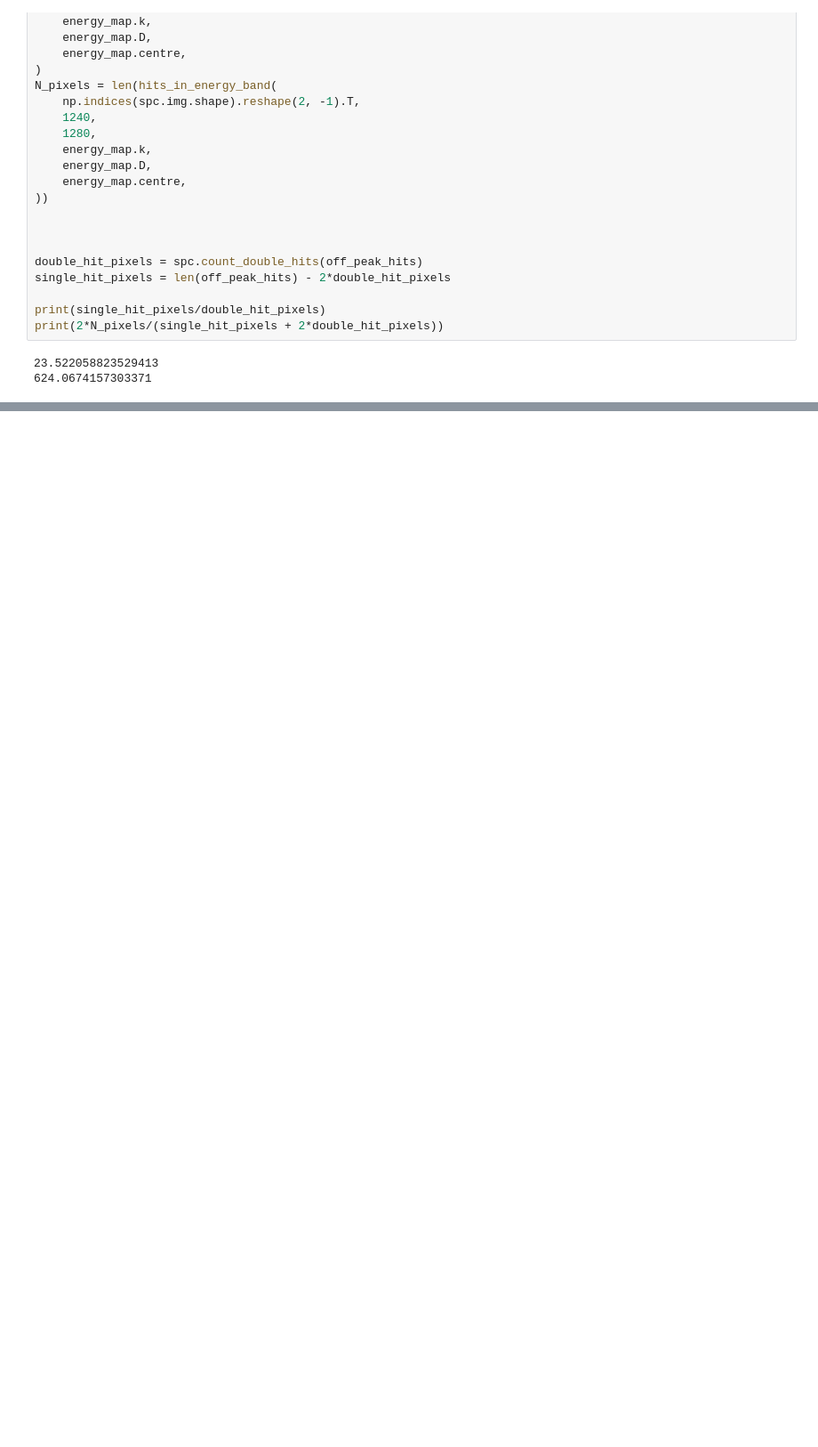
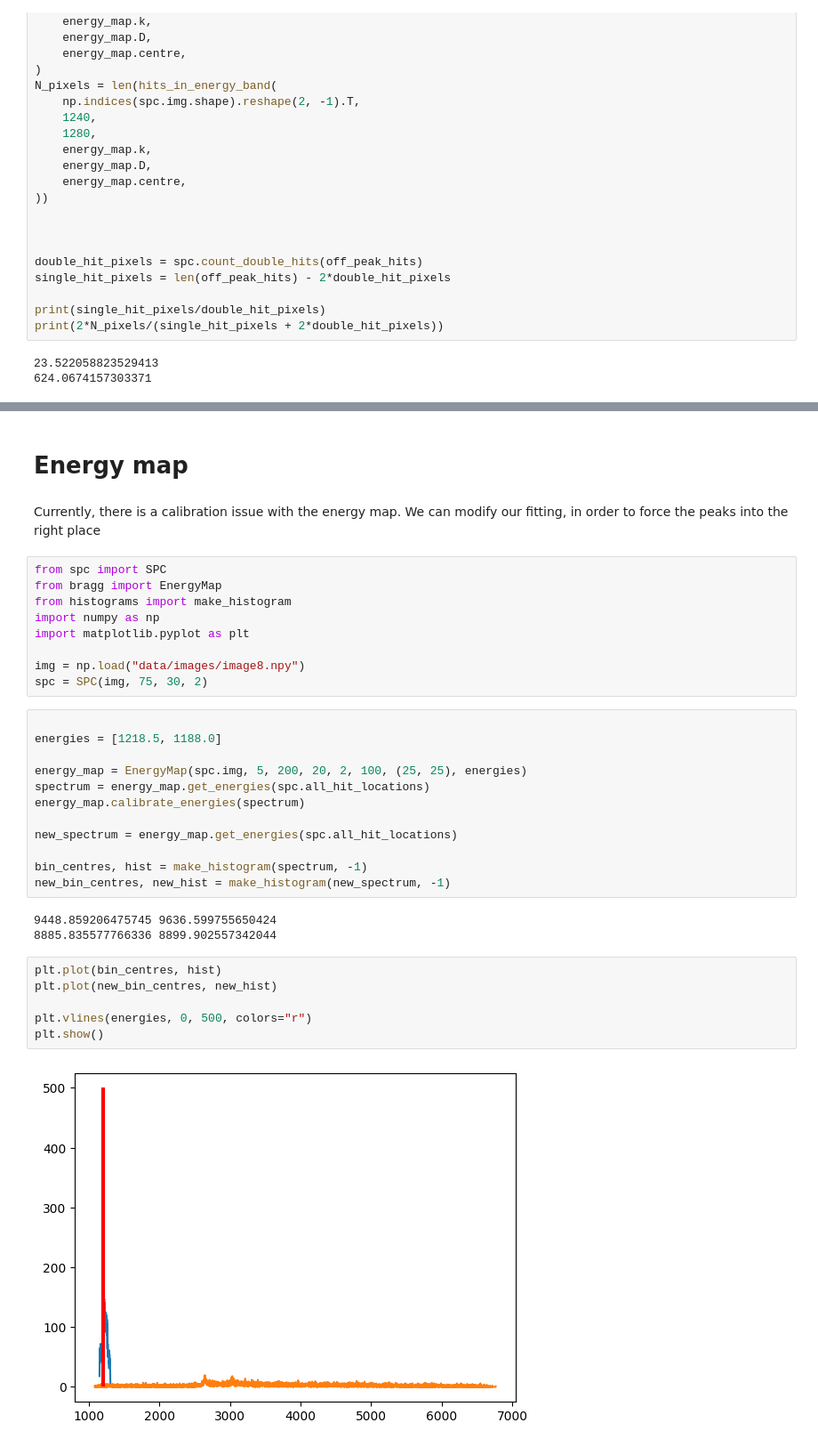
Before and after one commit to JackBarker7/XSPEDS, a Jupyter notebook: Week 6 Progress.ipynb, the cells around one changed output, grey strips where cells are left out. Shown: that part at 89% size. Drawn from its saved outputs; the diff is of its cells as text; blank space fills up the shorter version.

```diff
--- a/Week 6 Progress.ipynb
+++ b/Week 6 Progress.ipynb
@@ -114,0 +106,36 @@ array([[   0,  348],
+# %% [markdown]
+# Energy map
+# %% [markdown]
+Currently, there is a calibration issue with the energy map. We can modify our fitting, in order to force the peaks into the right place
+# %%
+from spc import SPC
+from bragg import EnergyMap
+from histograms import make_histogram
+import numpy as np
+import matplotlib.pyplot as plt
+
+img = np.load("data/images/image8.npy")
+spc = SPC(img, 75, 30, 2)
+# %%
+
+energies = [1218.5, 1188.0]
+
+energy_map = EnergyMap(spc.img, 5, 200, 20, 2, 100, (25, 25), energies)
+spectrum = energy_map.get_energies(spc.all_hit_locations)
+energy_map.calibrate_energies(spectrum)
+
+new_spectrum = energy_map.get_energies(spc.all_hit_locations)
+
+bin_centres, hist = make_histogram(spectrum, -1)
+new_bin_centres, new_hist = make_histogram(new_spectrum, -1)
+# %% [output]
+9448.859206475745 9636.599755650424
+8885.835577766336 8899.902557342044
+# %%
+plt.plot(bin_centres, hist)
+plt.plot(new_bin_centres, new_hist)
+
+plt.vlines(energies, 0, 500, colors="r")
+plt.show()
+# %% [output]
+[figure, added]
```
Also changed, not shown: parts of 4 cells of this notebook, 8 other files.
